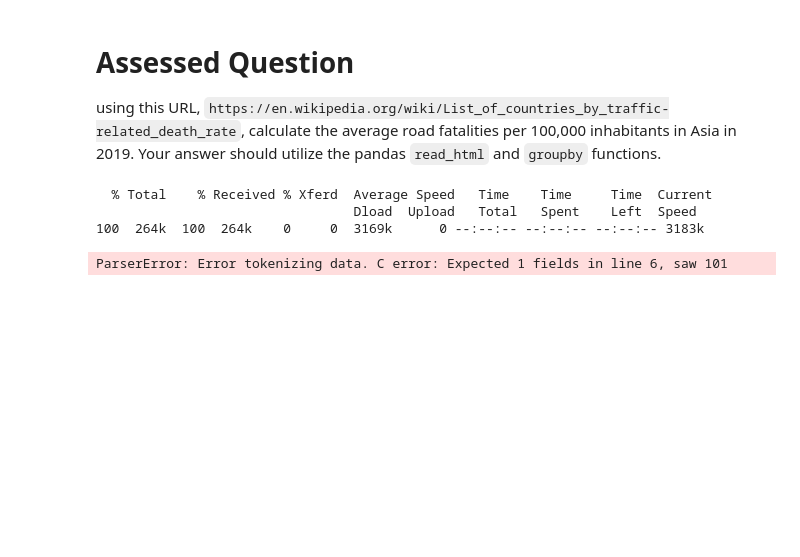
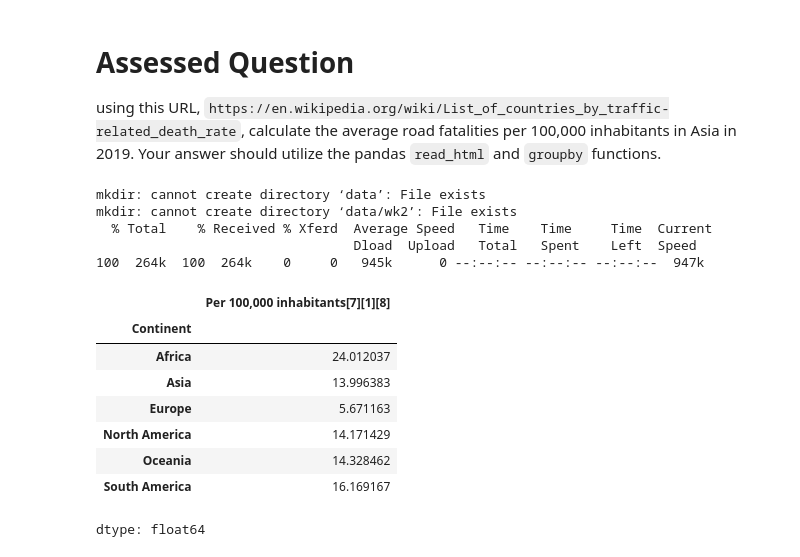
Before and after one commit to mingcarol22-creator/QM2, a Jupyter notebook: notebooks/W02. Pandas.ipynb, the cells around one changed output. Drawn from its saved outputs; the diff is of its cells as text; code cells hidden in the pictures; blank space fills up the shorter version.

```diff
--- a/notebooks/W02. Pandas.ipynb
+++ b/notebooks/W02. Pandas.ipynb
@@ -288,15 +298,44 @@ And there we have it; a nicely formatted dataframe ready for analysis, straight
 # Assessed Question
 
 using this URL, `https://en.wikipedia.org/wiki/List_of_countries_by_traffic-related_death_rate`, calculate the average road fatalities per 100,000 inhabitants in Asia in 2019. Your answer should utilize the pandas `read_html` and `groupby` functions.
-# %%
-!curl https://en.wikipedia.org/wiki/List_of_countries_by_traffic-related_death_rate -o ./data/wk2/death_rate.csv
-
-data_path = "./data/wk2/death_rate.csv"
-
-income =  pandas.read_csv(data_path, index_col=0)
-income.head()
-# %% [output]
-  % Total    % Received % Xferd  Average Speed   Time    Time     Time  Current
-                                 Dload  Upload   Total   Spent    Left  Speed
-100  264k  100  264k    0     0  3169k      0 --:--:-- --:--:-- --:--:-- 3183k
-ParserError: Error tokenizing data. C error: Expected 1 fields in line 6, saw 101
+# %%
+!mkdir data
+!mkdir data/wk2
+!curl https://en.wikipedia.org/wiki/List_of_countries_by_traffic-related_death_rate -o ./data/wk2/death_rate.html
+
+data_path = "./data/wk2/death_rate.html"
+
+import pandas
+import pylab
+import matplotlib.pyplot as plt
+# make the plots a little wider by default
+%matplotlib inline
+plt.style.use('ggplot')
+
+pylab.rcParams['figure.figsize'] = (10., 8.)
+import pandas
+data = pandas.read_html('./data/wk2/death_rate.html')
+data[0].head()
+
+death = data[0]
+death.head()
+
+death['Per 100,000 inhabitants[7][1][8]'].loc[90:95]
+
+avg_death_by_continent = death.groupby('Continent')['Per 100,000 inhabitants[7][1][8]'].mean()
+avg_death_by_continent
+# %% [output]
+mkdir: cannot create directory ‘data’: File exists
+mkdir: cannot create directory ‘data/wk2’: File exists
+  % Total    % Received % Xferd  Average Speed   Time    Time     Time  Current
+                                 Dload  Upload   Total   Spent    Left  Speed
+100  264k  100  264k    0     0   945k      0 --:--:-- --:--:-- --:--:--  947k
+|  | Per 100,000 inhabitants[7][1][8] |
+| Continent |  |
+| Africa | 24.012037 |
+| Asia | 13.996383 |
+| Europe | 5.671163 |
+| North America | 14.171429 |
+| Oceania | 14.328462 |
+| South America | 16.169167 |
+dtype: float64
```
Also changed, not shown: parts of 4 cells of this notebook.
